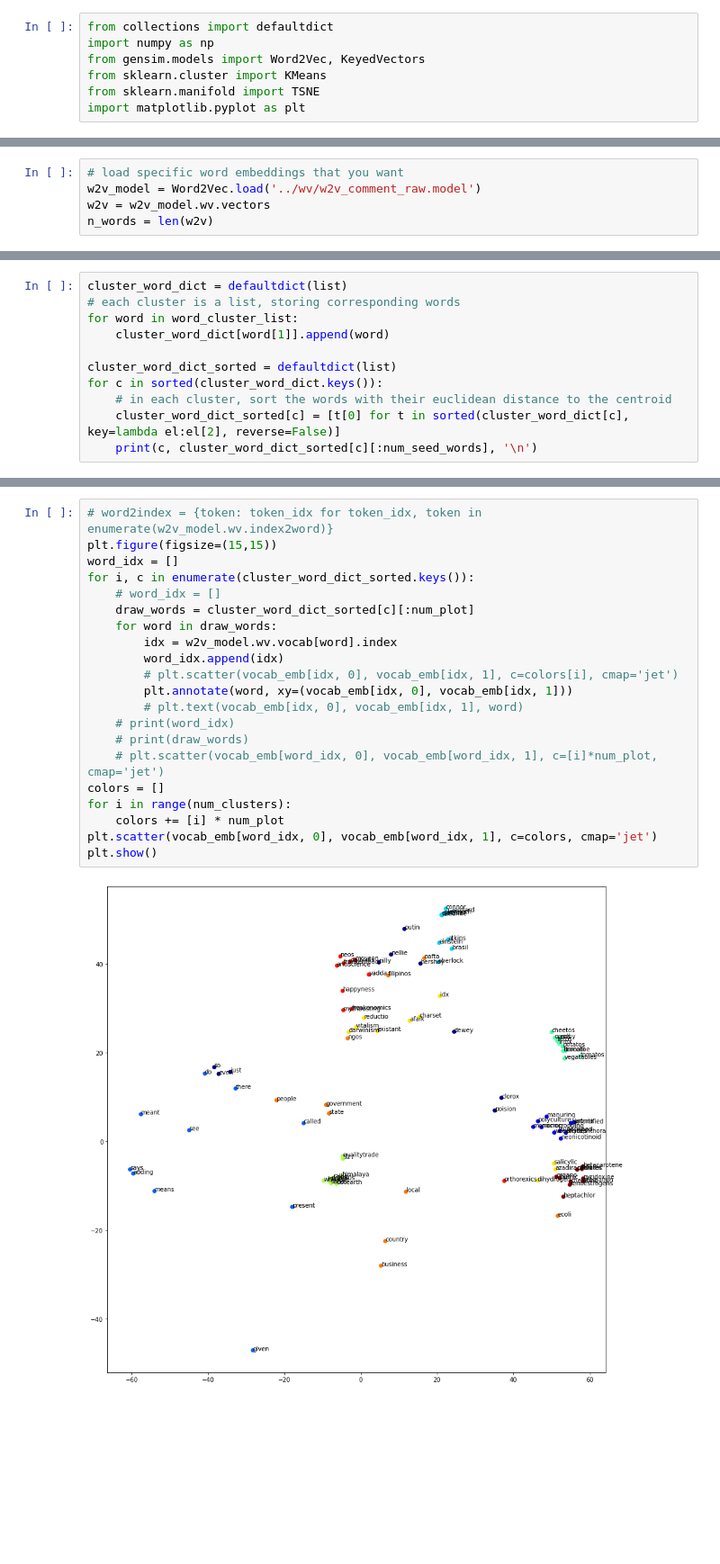
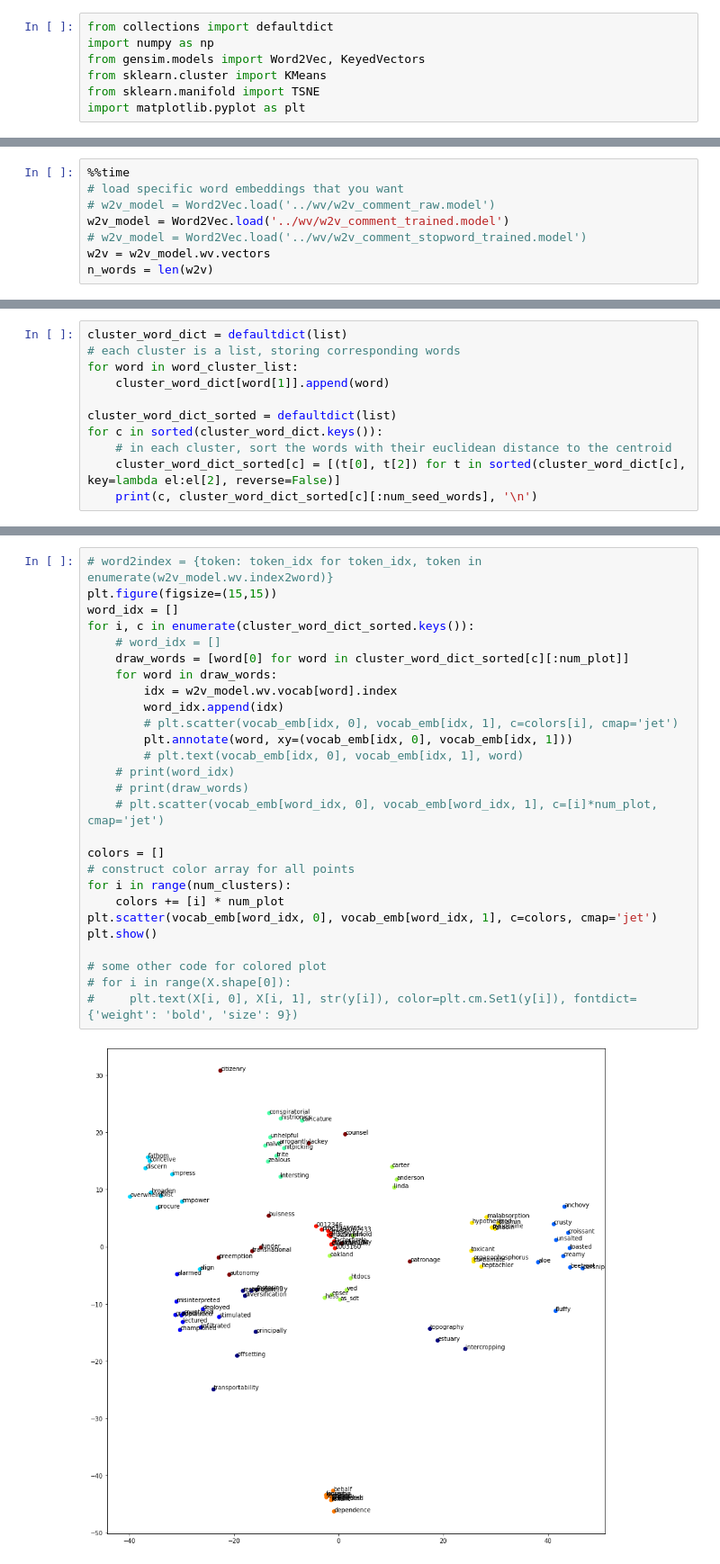
Before and after one commit to moshimoshisama/nlp_lab, a Jupyter notebook: JupyterNotebook/SeedWords.ipynb, the cells around one changed output, grey strips where cells are left out. Shown: that part at 90% size. Saved outputs shown, nothing was run; the diff lists cells and outputs as text; blank space fills up the shorter version.

```diff
--- a/JupyterNotebook/SeedWords.ipynb
+++ b/JupyterNotebook/SeedWords.ipynb
@@ -12,5 +14,8 @@ num_plot = 10
 # %%
+%%time
 # load specific word embeddings that you want
-w2v_model = Word2Vec.load('../wv/w2v_comment_raw.model')
+# w2v_model = Word2Vec.load('../wv/w2v_comment_raw.model')
+w2v_model = Word2Vec.load('../wv/w2v_comment_trained.model')
+# w2v_model = Word2Vec.load('../wv/w2v_comment_stopword_trained.model')
 w2v = w2v_model.wv.vectors
 n_words = len(w2v)
@@ -70,6 +80,6 @@ for word in word_cluster_list:
 cluster_word_dict_sorted = defaultdict(list)
 for c in sorted(cluster_word_dict.keys()):
     # in each cluster, sort the words with their euclidean distance to the centroid
-    cluster_word_dict_sorted[c] = [t[0] for t in sorted(cluster_word_dict[c], key=lambda el:el[2], reverse=False)]
+    cluster_word_dict_sorted[c] = [(t[0], t[2]) for t in sorted(cluster_word_dict[c], key=lambda el:el[2], reverse=False)]
     print(c, cluster_word_dict_sorted[c][:num_seed_words], '\n')
 # %% [output]
@@ -117,23 +128,29 @@ print(vocab_emb.shape)
 # %%
 # word2index = {token: token_idx for token_idx, token in enumerate(w2v_model.wv.index2word)}
 plt.figure(figsize=(15,15))
 word_idx = []
 for i, c in enumerate(cluster_word_dict_sorted.keys()):
     # word_idx = []
-    draw_words = cluster_word_dict_sorted[c][:num_plot]
+    draw_words = [word[0] for word in cluster_word_dict_sorted[c][:num_plot]]
     for word in draw_words:
         idx = w2v_model.wv.vocab[word].index
         word_idx.append(idx)
         # plt.scatter(vocab_emb[idx, 0], vocab_emb[idx, 1], c=colors[i], cmap='jet')
         plt.annotate(word, xy=(vocab_emb[idx, 0], vocab_emb[idx, 1]))
         # plt.text(vocab_emb[idx, 0], vocab_emb[idx, 1], word)
     # print(word_idx)
     # print(draw_words)
     # plt.scatter(vocab_emb[word_idx, 0], vocab_emb[word_idx, 1], c=[i]*num_plot, cmap='jet')
+
 colors = []
+# construct color array for all points
 for i in range(num_clusters):
     colors += [i] * num_plot
 plt.scatter(vocab_emb[word_idx, 0], vocab_emb[word_idx, 1], c=colors, cmap='jet')
 plt.show()
+
+# some other code for colored plot
+# for i in range(X.shape[0]):
+#     plt.text(X[i, 0], X[i, 1], str(y[i]), color=plt.cm.Set1(y[i]), fontdict={'weight': 'bold', 'size': 9})
 # %% [output]
-[figure, old version]
+[figure, new version]
```
Also changed, not shown: parts of 11 cells of this notebook, 1 other file.
